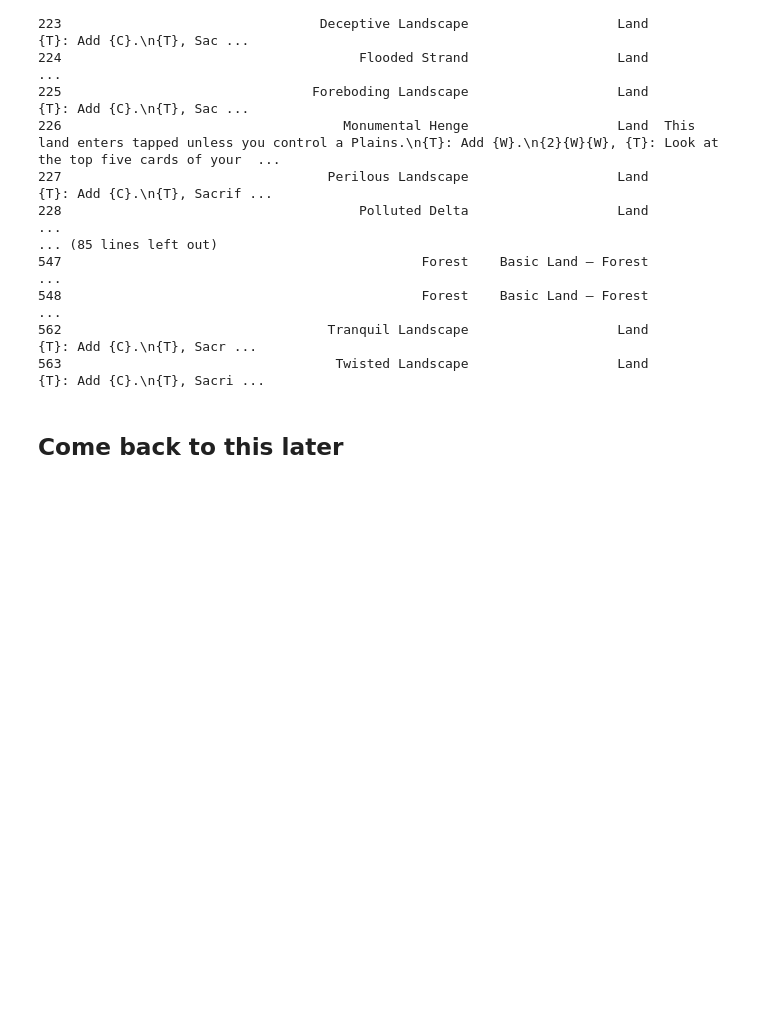
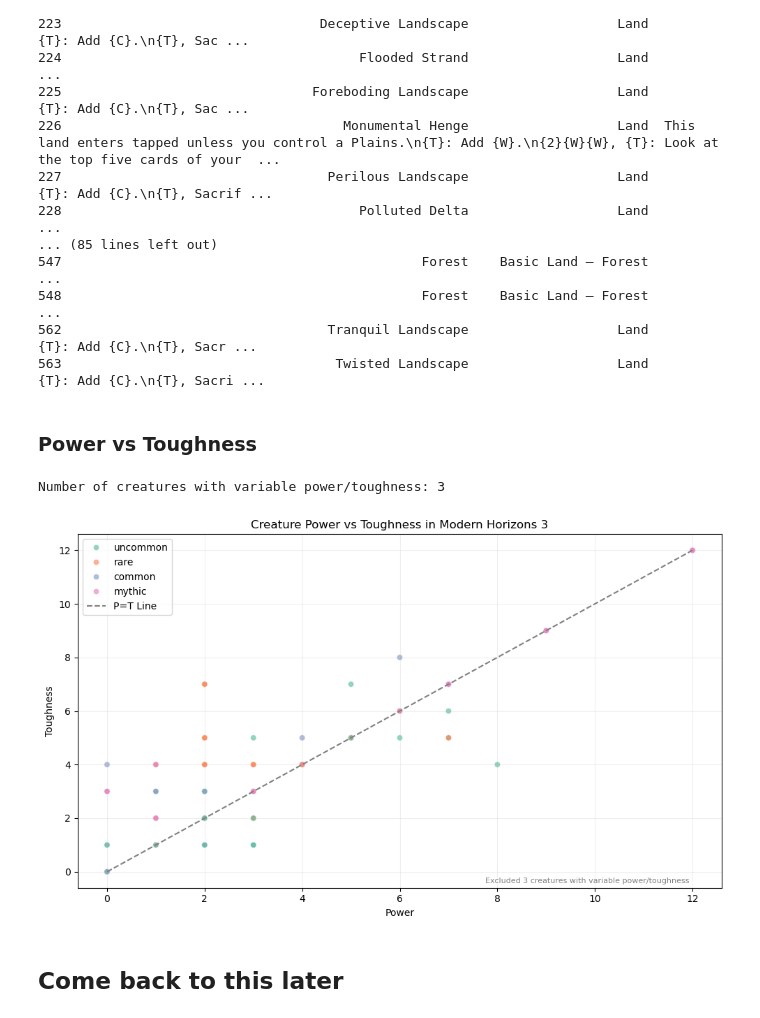
Before and after one commit to DaveyByrnes/PFDA_Project1, a Jupyter notebook: project.ipynb, the cells around one changed output. Drawn from its saved outputs; the diff is of its cells as text; code cells hidden in the pictures; blank space fills up the shorter version.

Commit message:
created scatterplot 1

```diff
--- a/project.ipynb
+++ b/project.ipynb
@@ -146,6 +147,51 @@ print(zero_cost_spells[['name', 'type', 'text', 'rarity']].to_string())
 548                                              Forest    Basic Land — Forest                                                                                                                           ...
 562                                  Tranquil Landscape                   Land                                                                                                  {T}: Add {C}.\n{T}, Sacr ...
 563                                   Twisted Landscape                   Land                                                                                                 {T}: Add {C}.\n{T}, Sacri ...
+# %% [markdown]
+### Power vs Toughness
+# %%
+creatures = mh3_df[mh3_df['types'].apply(lambda x: 'Creature' in x)].copy()
+
+# 'p_num' to not conflict with 'power' column
+creatures['p_num'] = pd.to_numeric(creatures['power'], errors='coerce')
+creatures['t_num'] = pd.to_numeric(creatures['toughness'], errors='coerce')
+
+# Filter out creatures with non-numeric power or toughness
+var_cards = creatures[creatures['p_num'].isna() | creatures['t_num'].isna()]
+var_count = len(var_cards)
+print(f"Number of creatures with variable power/toughness: {var_count}")
+
+creatures_clean = creatures.dropna(subset=['p_num', 't_num'])
+
+plt.figure(figsize=(10,6))
+sns.scatterplot(
+    data=creatures_clean,
+    x='p_num',
+    y='t_num',
+    hue='rarity',
+    palette='Set2',
+    alpha=0.7
+)
+
+stats_text = f"Excluded {var_count} creatures with variable power/toughness"
+plt.text(
+    0.95, 0.01, stats_text,
+    verticalalignment='bottom', horizontalalignment='right',
+    transform=plt.gca().transAxes,
+    color='gray', fontsize=8
+)
+max_dim = int(max(creatures_clean['p_num'].max(), creatures_clean['t_num'].max())) + 1
+plt.plot(range(max_dim), range(max_dim), color='gray', linestyle='--', label='P=T Line')
+plt.title('Creature Power vs Toughness in Modern Horizons 3')
+plt.xlabel('Power')
+plt.ylabel('Toughness')
+plt.legend(loc='upper left')
+plt.grid(alpha=0.2)
+plt.tight_layout()
+plt.show()
+# %% [output]
+Number of creatures with variable power/toughness: 3
+[figure, added]
 # %% [markdown]
 ## Come back to this later
 # %% [markdown]
```
Also changed, not shown: parts of 1 cell of this notebook.
